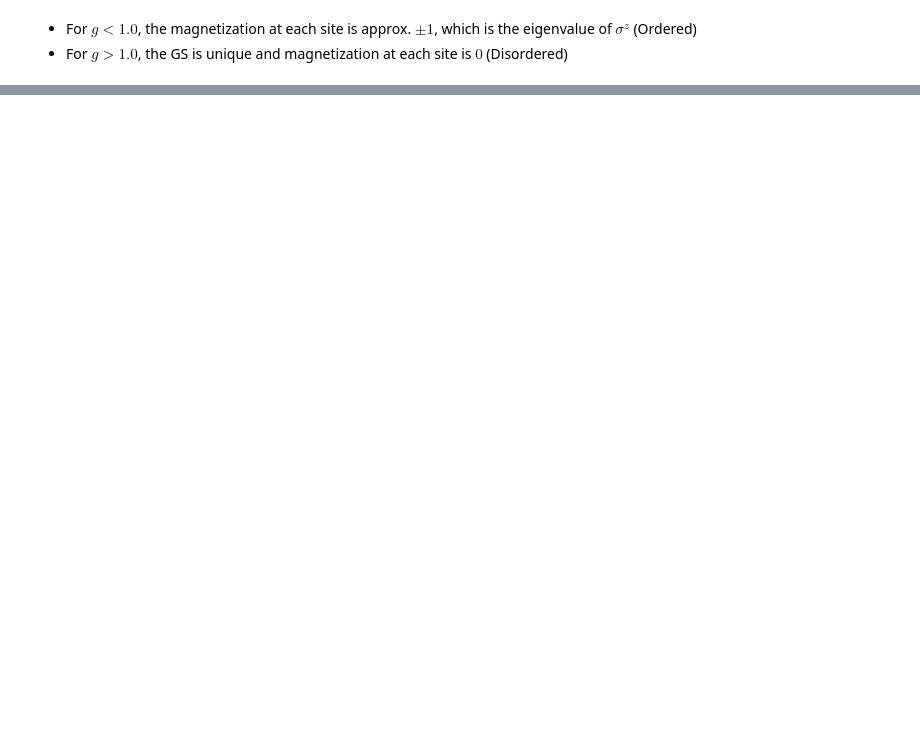
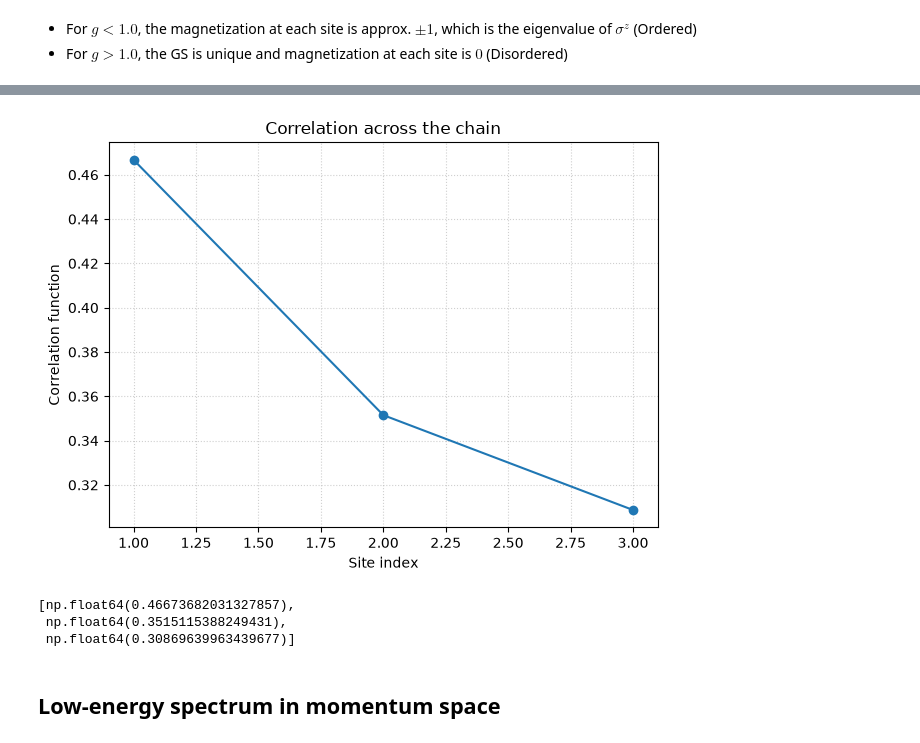
Before and after one commit to tszchun-work/quantum-spin-chain-ED, a Jupyter notebook: ED_quantumIsing/ED_quantumIsing.ipynb, the cells around one changed output, grey strips where cells are left out. Cells and saved outputs as stored; diff of their text form; code cells hidden in the pictures; blank space fills up the shorter version.

Commit message:
Finished correlation part and added momentum sector

```diff
--- a/ED_quantumIsing/ED_quantumIsing.ipynb
+++ b/ED_quantumIsing/ED_quantumIsing.ipynb
@@ -102,8 +102,7 @@ def quantum_ising_hamiltonian(L, g=0.0, h=0.0):
 
     # NN interaction
     for i in range(L - 1):
-        term = reduce(sp.kron, [I]*i + [sz]*2 + [I]*(L-2-i))
-        H -= term
+        H -= reduce(sp.kron, [I]*i + [sz]*2 + [I]*(L-2-i))
 
     for i in range(L):
         term1 = reduce(sp.kron, [I]*i + [sx] + [I]*(L-1-i)) # Transverse field
@@ -1105,0 +516,45 @@ Data for L=10 has been plotted.
+# %%
+def corr_op(L, site_idx):
+    """
+    Construct the correlation operator at site 0 and site "idx"
+    """
+    I = sp.csr_matrix([[1, 0], [0, 1]])
+    op = [I] * L
+    op[0] = op[site_idx] = sp.csr_matrix([[1, 0], [0, -1]])
+    return reduce(sp.kron, op)
+
+def plot_corr_site(L, g, h):
+
+    # Retrieve ground state data
+    with h5py.File("quantum_ising_data.h5", "r") as f:
+        psi_0 = (f[f"L_{L}/g_{g}/h_{h}/states"][:][:, 0]).reshape(-1, 1)
+        psi_1 = (f[f"L_{L}/g_{g}/h_{h}/states"][:][:, 1]).reshape(-1, 1)
+
+    # Approximate the inf. vol. GS
+    GS = (1/np.sqrt(2)) * (psi_0 - psi_1)
+    # GS = psi_0
+
+    # Compute the correlation function
+    corr = []
+    for i in range(1, L//2):
+        corr.append((GS.conj().T @ corr_op(L, i) @ GS)[0, 0])
+
+    # Plot the results
+    plt.plot(range(1, L//2), corr, '-o')
+    plt.title("Correlation across the chain")
+    plt.xlabel("Site index")
+    plt.ylabel("Correlation function")
+    plt.grid(True, linestyle=":", alpha=0.6)
+    plt.tight_layout()
+    plt.show()
+
+    return corr
+# %%
+plot_corr_site(8, 1.2, 0.0)
+# %% [output]
+[figure, added]
+[np.float64(0.46673682031327857),
+ np.float64(0.3515115388249431),
+ np.float64(0.30869639963439677)]
+# %% [markdown]
+## Low-energy spectrum in momentum space
```
Also changed, not shown: parts of 29 cells of this notebook.
